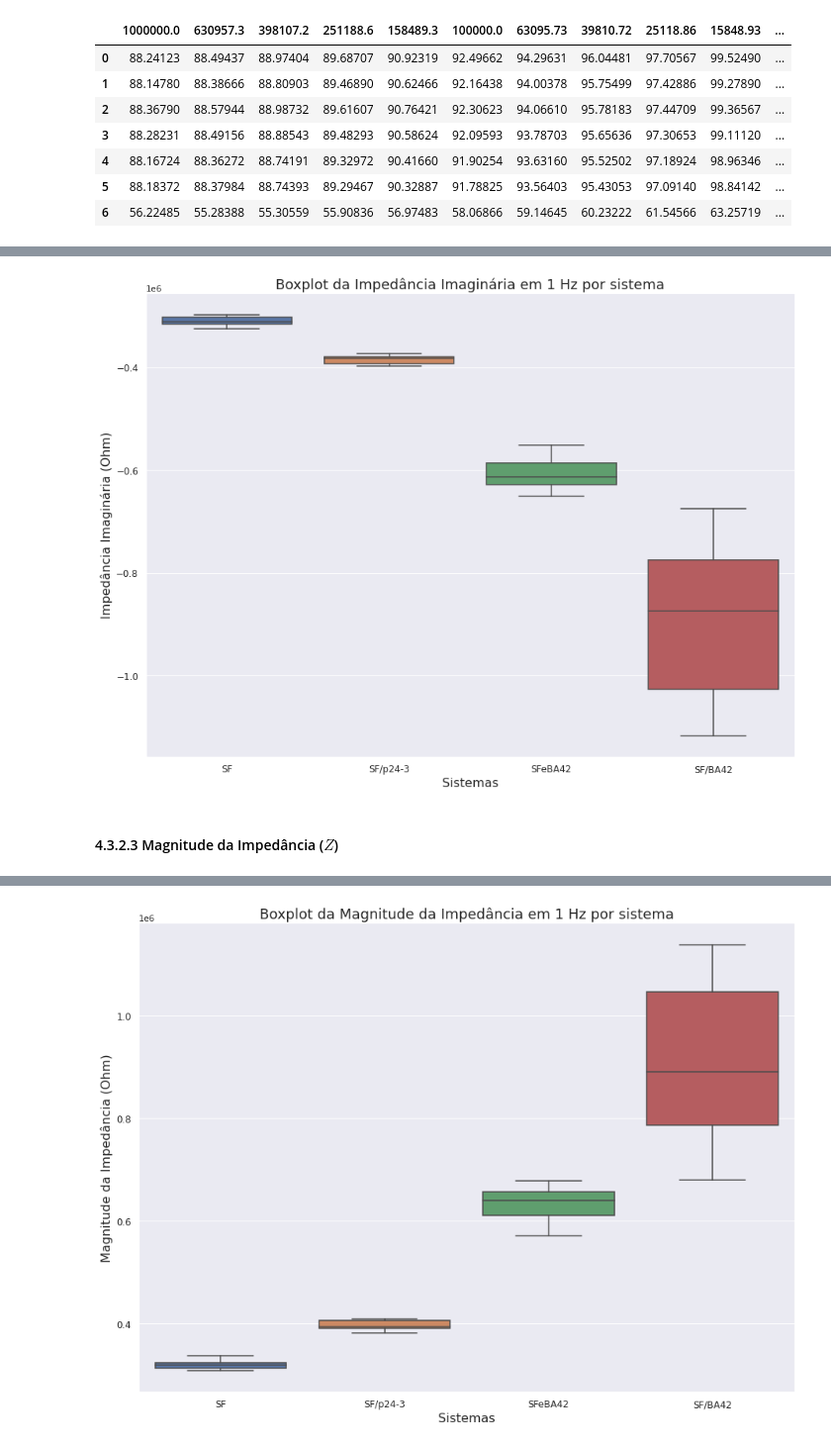
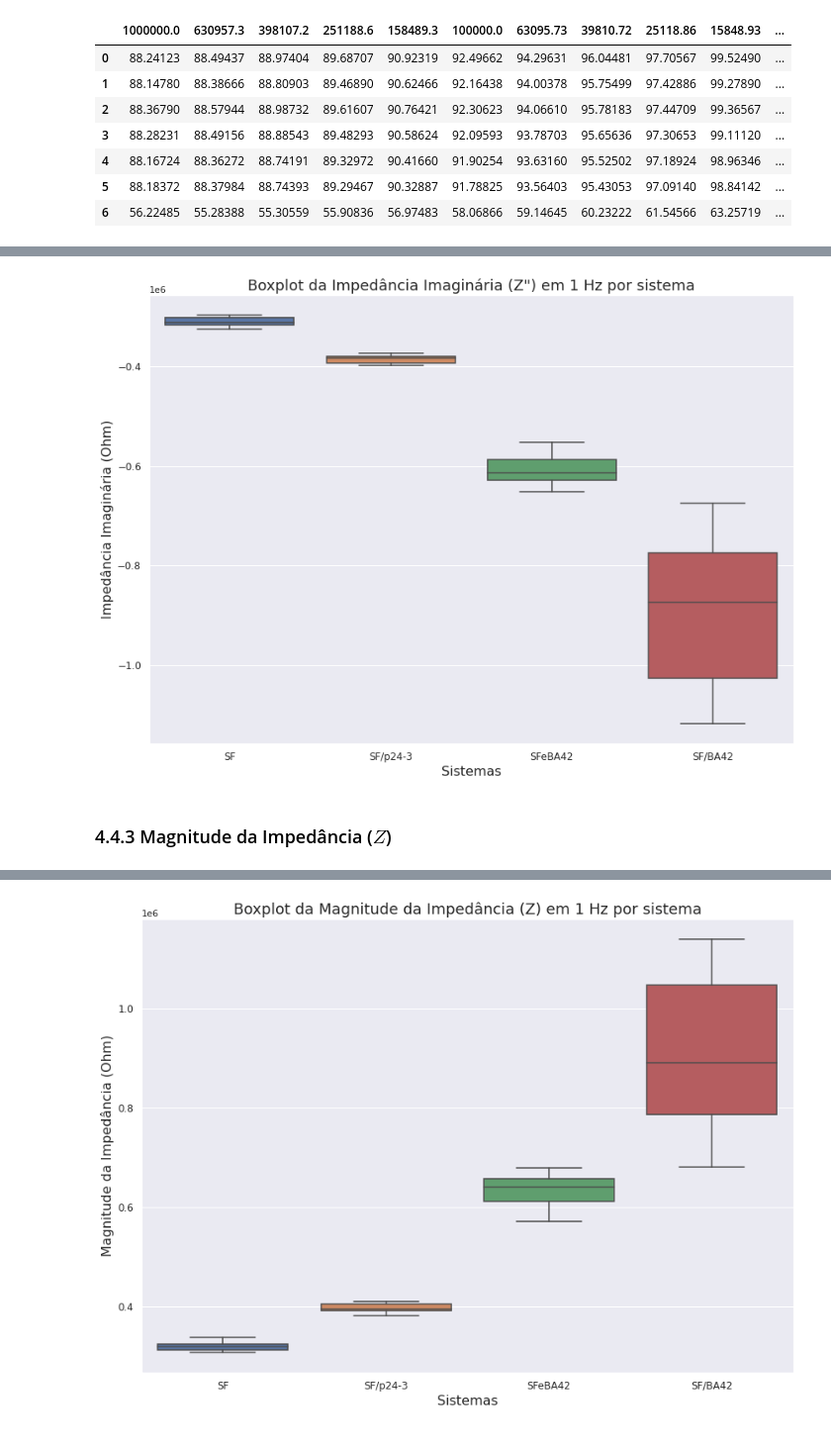
Before and after one commit to alyyokomichi/Impedance_Biosensor, a Jupyter notebook: Impedance_Biosensor.ipynb, the cells around one changed output, grey strips where cells are left out. Shown: that part at 99% size. Saved outputs shown, nothing was run; the diff lists cells and outputs as text; code cells hidden in the pictures.

```diff
--- a/Impedance_Biosensor.ipynb
+++ b/Impedance_Biosensor.ipynb
@@ -377,9 +377,9 @@ sist= ['SF', 'SF/p24-3', 'SFeBA42', 'SF/BA42']
 # %%
 # Impedância Real _ Boxplot
 
-sns.set(rc={'figure.figsize':(15,11)})
+sns.set(rc={'figure.figsize':(14,10)})
 ax = sns.boxplot(x='NumSystem', y=Z1[1], data= Z1, orient='v')
-ax.set_title('Boxplot da Impedância Real em 1 Hz por sistema', fontsize=18)
+ax.set_title("Boxplot da Impedância Real (Z') em 1 Hz por sistema", fontsize=18)
 ax.set_xlabel('Sistemas', fontsize=16)
 ax.set_ylabel('Impedância Real (Ohm)', fontsize=16)
 ax.set_xticklabels(sist, fontsize=16)
@@ -404,17 +404,17 @@ Z2['NumSystem'] = Z2['System'].map({'SF':0, 'SF_p24-3':1, 'SFeBA42':2, 'SF_BA42'
 # %%
 # Impedância Imaginária _ Boxplot
 
-sns.set(rc={'figure.figsize':(15,11)})
+sns.set(rc={'figure.figsize':(14,10)})
 ax = sns.boxplot(x='NumSystem', y=Z2[1], data= Z2, orient='v')
-ax.set_title('Boxplot da Impedância Imaginária em 1 Hz por sistema', fontsize=18)
+ax.set_title('Boxplot da Impedância Imaginária (Z") em 1 Hz por sistema', fontsize=18)
 ax.set_xlabel('Sistemas', fontsize=16)
 ax.set_ylabel('Impedância Imaginária (Ohm)', fontsize=16)
 ax.set_xticklabels(sist, fontsize=16)
 ax.tick_params(labelsize=12)
 # %% [output]
-[figure, old version]
+[figure, new version]
 # %% [markdown]
-#### 4.3.2.3 Magnitude da Impedância ($Z$)
+### 4.4.3 Magnitude da Impedância ($Z$)
 # %%
 # Informações estatísticas básicas da Magnitude da Impedância dos sistemas
 
@@ -432,15 +432,15 @@ Z['NumSystem'] = Z['System'].map({'SF':0, 'SF_p24-3':1, 'SFeBA42':2, 'SF_BA42':3
 # %%
 # Magnitude da Impedância _ Boxplot
 
-sns.set(rc={'figure.figsize':(15,11)})
+sns.set(rc={'figure.figsize':(14,10)})
 ax = sns.boxplot(x='NumSystem', y=Z[1], data= Z, orient='v')
-ax.set_title('Boxplot da Magnitude da Impedância em 1 Hz por sistema', fontsize=18)
+ax.set_title('Boxplot da Magnitude da Impedância (Z) em 1 Hz por sistema', fontsize=18)
 ax.set_xlabel('Sistemas', fontsize=16)
 ax.set_ylabel('Magnitude da Impedância (Ohm)', fontsize=16)
 ax.set_xticklabels(sist, fontsize=16)
 ax.tick_params(labelsize=12)
 # %% [output]
-[figure, old version]
+[figure, new version]
 # %% [markdown]
 A partir dos Boxplots foi possível observar melhor as diferenças entre os valores de impedância dos sistemas na frequência de 1 Hz
 
```
Also changed, not shown: parts of 36 cells of this notebook.
